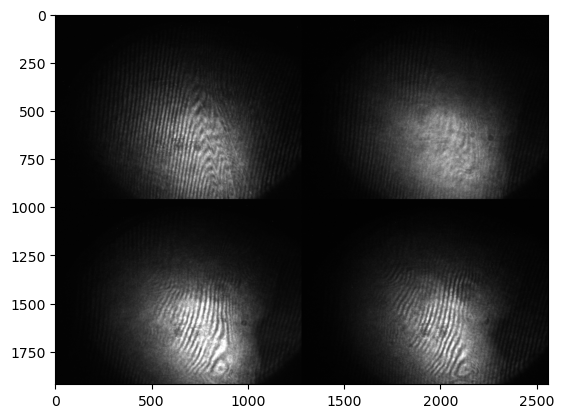
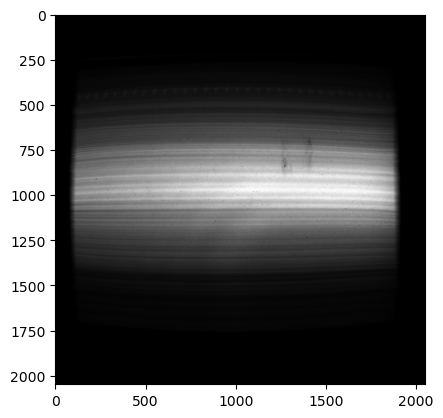
The change to this notebook cell's code, shown as a diff; its figure went from the first image to the second:
--- before
+++ after
@@ -1 +1 @@
-plt.imshow(z4290, cmap='gray')
+plt.imshow(streak_pre_nr, cmap = 'gray')

Commit: add interferometry